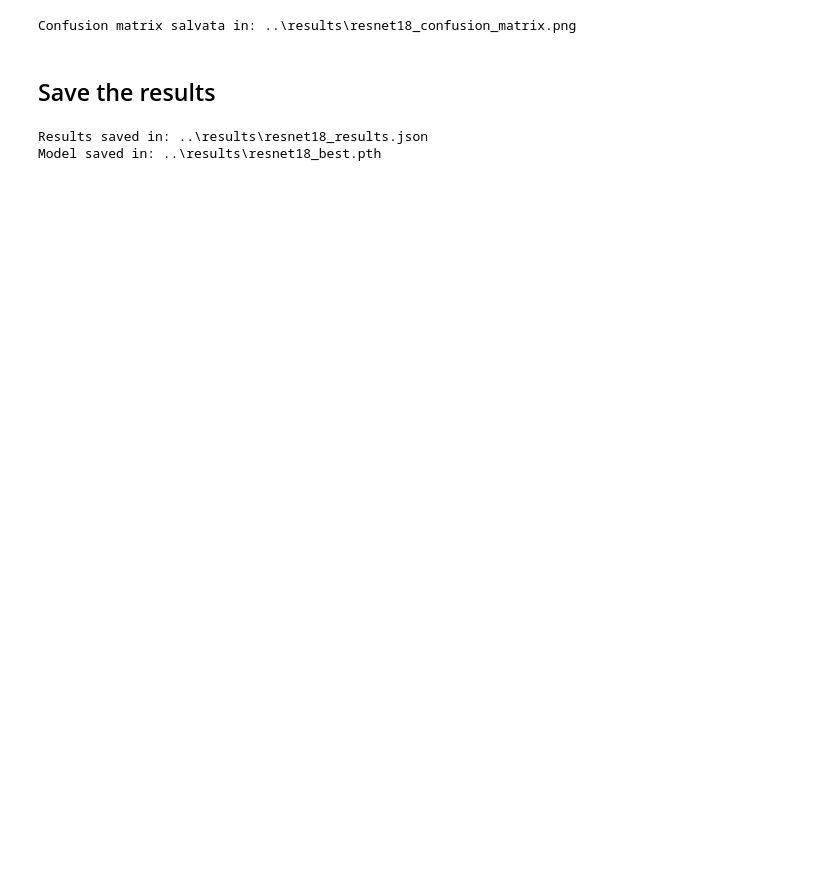
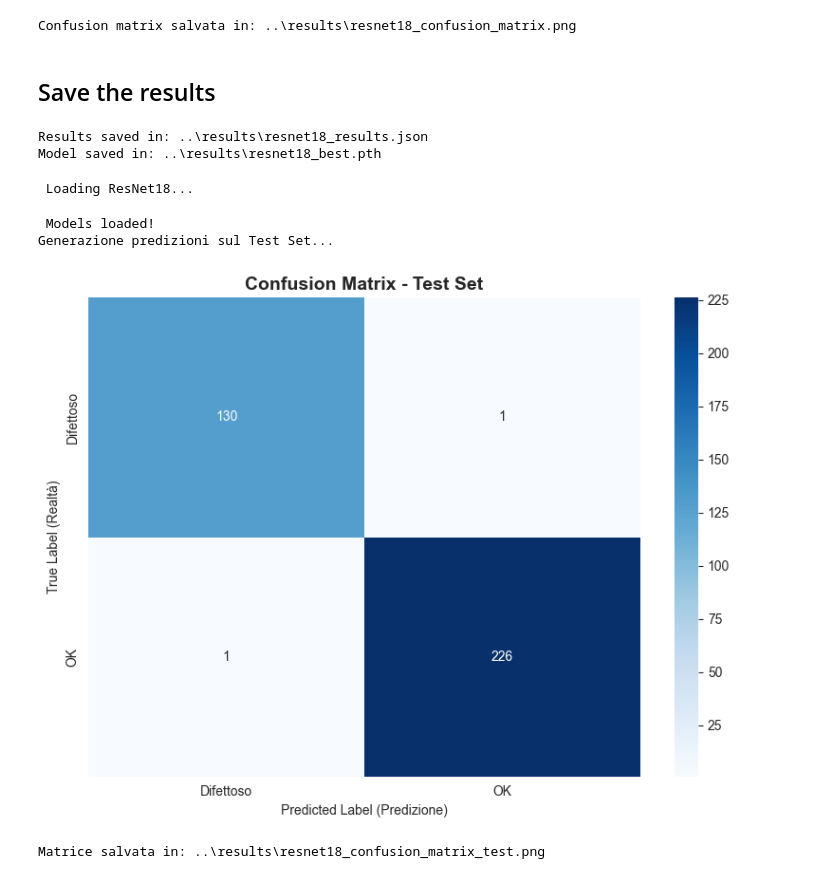
Before and after one commit to Dadox09/Quality-Control-AI-Detector, a Jupyter notebook: notebooks/02_resnet18_training.ipynb, the cells around one changed output. Drawn from its saved outputs; the diff is of its cells as text; code cells hidden in the pictures; blank space fills up the shorter version.

```diff
--- a/notebooks/02_resnet18_training.ipynb
+++ b/notebooks/02_resnet18_training.ipynb
@@ -532,3 +520,66 @@ print(f"Model saved in: {RESULTS_DIR / 'resnet18_best.pth'}")
 # %% [output]
 Results saved in: ..\results\resnet18_results.json
 Model saved in: ..\results\resnet18_best.pth
+# %%
+
+print(" Loading ResNet18...")
+from torchvision.models import resnet18
+resnet_model = resnet18(weights=None)
+resnet_model.fc = torch.nn.Linear(resnet_model.fc.in_features, 2)
+resnet_model.load_state_dict(torch.load(RESULTS_DIR / 'resnet18_best.pth', map_location=device))
+resnet_model.to(device)
+resnet_model.eval()
+print(" Models loaded!")
+
+# 1. Preparazione
+model.eval()  # Imposta il modello in modalità valutazione (disattiva dropout/batchnorm)
+all_preds = []
+all_labels = []
+
+# 2. Ciclo di predizione sul Test Set
+print("Generazione predizioni sul Test Set...")
+with torch.no_grad():  # Disabilita il calcolo del gradiente per risparmiare memoria
+    for images, labels in test_loader:
+        images = images.to(device)
+        labels = labels.to(device)
+
+        # Forward pass
+        outputs = model(images)
+
+        # Ottieni la classe predetta (l'indice con il valore più alto)
+        _, preds = torch.max(outputs, 1)
+
+        # Salva i risultati spostandoli sulla CPU
+        all_preds.extend(preds.cpu().numpy())
+        all_labels.extend(labels.cpu().numpy())
+
+# 3. Verifica delle classi (Importante!)
+# PyTorch assegna gli indici in ordine alfabetico delle cartelle.
+# Esempio tipico: 0='def_front' (Defective), 1='ok_front' (OK)
+class_names = ['Difettoso', 'OK']
+
+# 4. Calcolo e Plot della Matrice
+cm = confusion_matrix(all_labels, all_preds)
+
+plt.figure(figsize=(8, 6))
+sns.heatmap(cm, annot=True, fmt='d', cmap='Blues',
+            xticklabels=class_names, # Usa i nomi reali delle classi
+            yticklabels=class_names) # Usa i nomi reali delle classi
+
+plt.title('Confusion Matrix - Test Set', fontsize=14, fontweight='bold')
+plt.ylabel('True Label (Realtà)')
+plt.xlabel('Predicted Label (Predizione)')
+plt.tight_layout()
+
+# Salva e mostra
+save_path = RESULTS_DIR / 'resnet18_confusion_matrix_test.png'
+plt.savefig(save_path, dpi=300, bbox_inches='tight')
+plt.show()
+
+print(f"Matrice salvata in: {save_path}")
+# %% [output]
+ Loading ResNet18...
+ Models loaded!
+Generazione predizioni sul Test Set...
+[figure, added]
+Matrice salvata in: ..\results\resnet18_confusion_matrix_test.png
```
Also changed, not shown: parts of 7 cells of this notebook, 4 other files.
